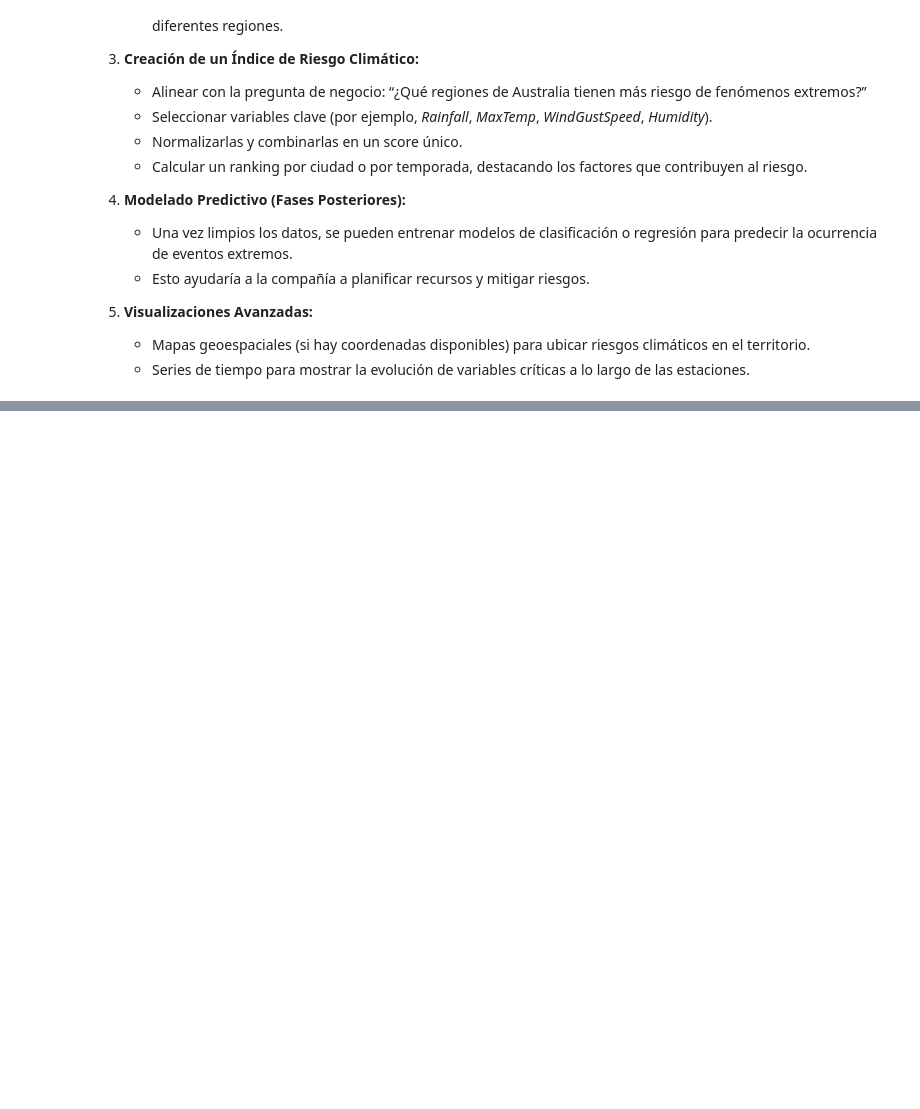
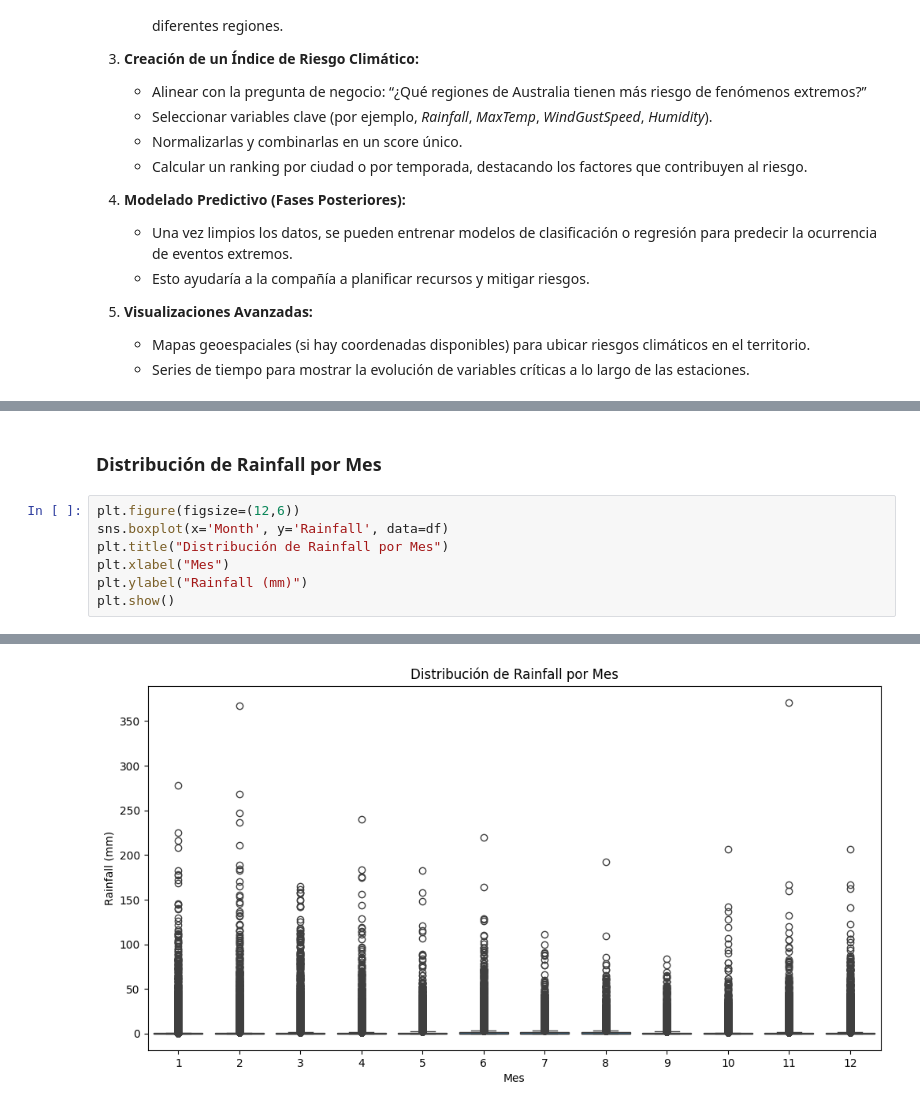
Before and after one commit to DanielIturra1610/kedro-australia-climate, a Jupyter notebook: notebooks/Untitled.ipynb, the cells around one changed output, grey strips where cells are left out. Drawn from its saved outputs; the diff is of its cells as text; blank space fills up the shorter version.

```diff
--- a/notebooks/Untitled.ipynb
+++ b/notebooks/Untitled.ipynb
@@ -196,0 +509,10 @@ A partir de los histogramas, boxplots, matriz de correlación y estadísticas de
+# %% [markdown]
+### Distribución de Rainfall por Mes
+# %%
+plt.figure(figsize=(12,6))
+sns.boxplot(x='Month', y='Rainfall', data=df)
+plt.title("Distribución de Rainfall por Mes")
+plt.xlabel("Mes")
+plt.ylabel("Rainfall (mm)")
+plt.show()
+# %% [output]
@@ -196,0 +520 @@ A partir de los histogramas, boxplots, matriz de correlación y estadísticas de
+[figure, added]
```
Also changed, not shown: parts of 35 cells of this notebook.
